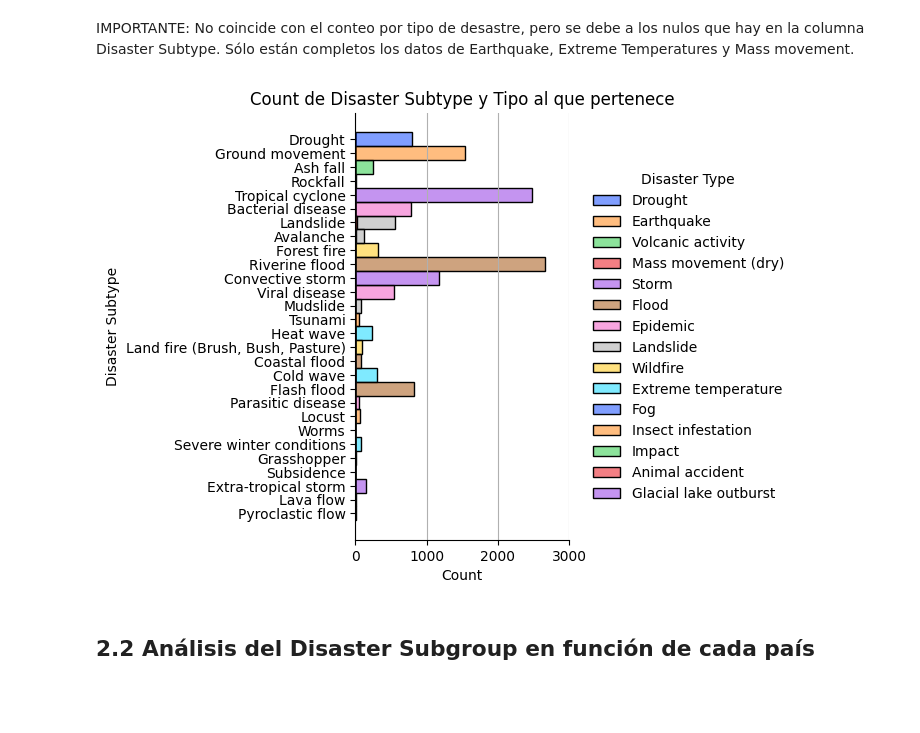
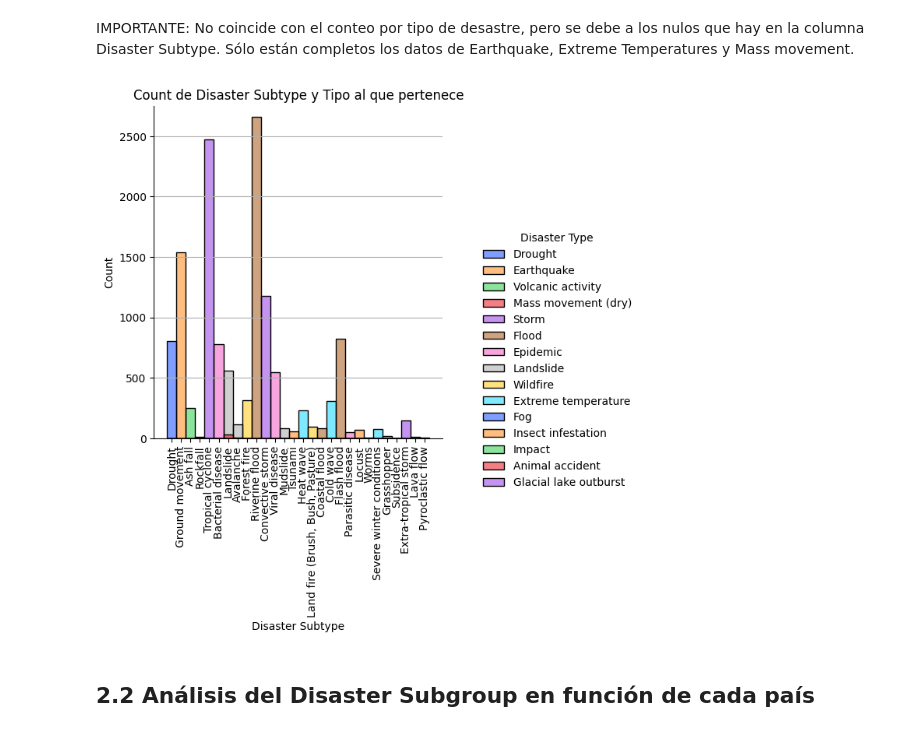
Before and after one commit to AleDataAnalyst/grupo2_desastresnaturales, a Jupyter notebook: Notebooks/01LimpiarDatos/01_Ele_Analisis_Inicial.ipynb, the cells around one changed output. Drawn from its saved outputs; the diff is of its cells as text; code cells hidden in the pictures; blank space fills up the shorter version.

```diff
--- a/Notebooks/01LimpiarDatos/01_Ele_Analisis_Inicial.ipynb
+++ b/Notebooks/01LimpiarDatos/01_Ele_Analisis_Inicial.ipynb
@@ -575,12 +582,13 @@ dtype: int64
 # %% [markdown]
 IMPORTANTE: No coincide con el conteo por tipo de desastre, pero se debe a los nulos que hay en la columna Disaster Subtype. Sólo están completos los datos de Earthquake, Extreme Temperatures y Mass movement.
 # %%
-sns.displot (df, y ='Disaster Subtype', hue= 'Disaster Type', palette='bright')
-plt.xlim(0, 3000)
+sns.displot (df, x ='Disaster Subtype', hue= 'Disaster Type', palette='bright')
+plt.ylim(0, 2750)
 plt.title('Count de Disaster Subtype y Tipo al que pertenece')
-plt.grid(axis='x')
+plt.grid(axis='y')
+plt.xticks(rotation=90);
 # %% [output]
-[figure, old version]
+[figure, new version]
 # %% [markdown]
 ## 2.2 Análisis del Disaster Subgroup en función de cada país
 # %%
```
Also changed, not shown: parts of 6 cells of this notebook.
